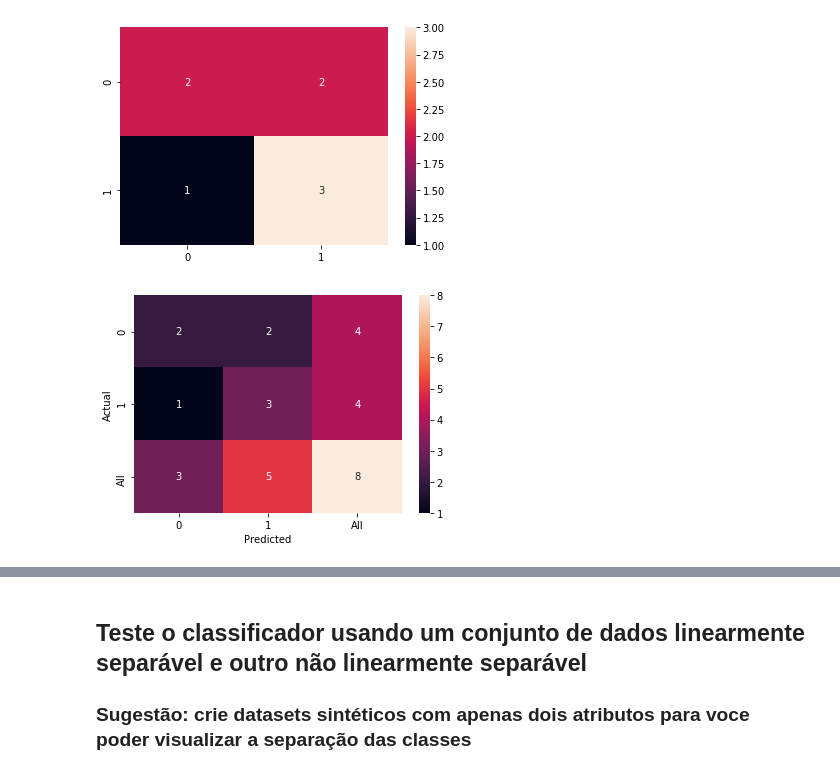
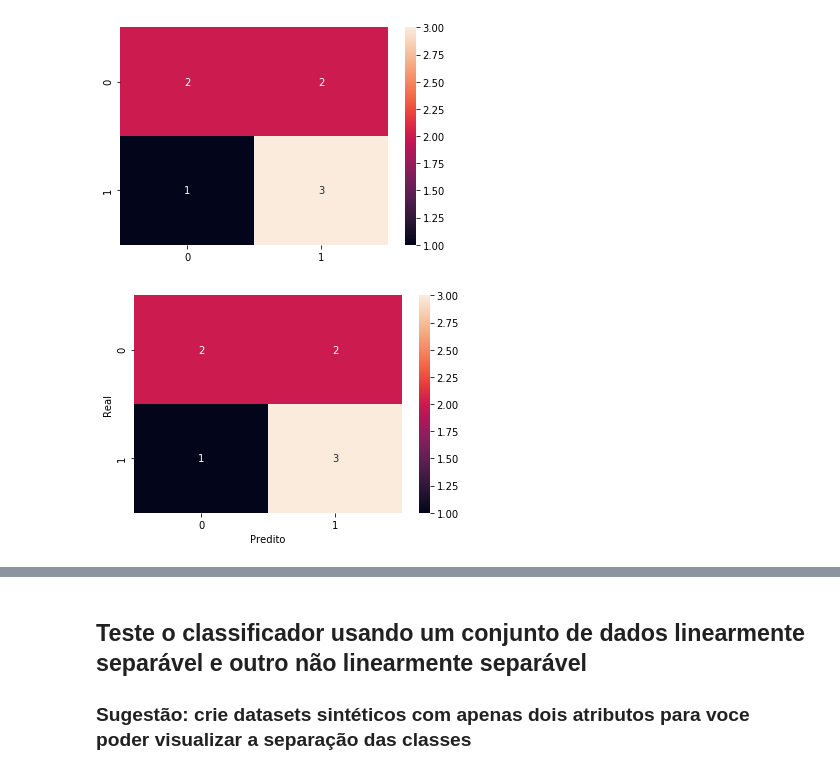
Before and after one commit to Natan10/mineracao-dados-ufc, a Jupyter notebook: trabalho 2/Trabalho 2 - Implementacao Perceptron.ipynb, the cells around one changed output, grey strips where cells are left out. Drawn from its saved outputs; the diff is of its cells as text; code cells hidden in the pictures.

```diff
--- a/trabalho 2/Trabalho 2 - Implementacao Perceptron.ipynb
+++ b/trabalho 2/Trabalho 2 - Implementacao Perceptron.ipynb
@@ -121,18 +120,17 @@ def accuracy(x, y, confusion = False):
             acc += 1 if(i==j) else 0
         return round(float(acc/real.size),2)
 # %%
-x = np.array([1,1,1,0,0,1,0,1])
-y = np.array([1,1,1,0,0,0,1,0])
-acc, teste = accuracy(x,y,confusion = True)
-teste
-sn.heatmap(teste,annot=True)
+pred = np.array([1,1,1,0,0,1,0,1]) # valores preditos
+real = np.array([1,1,1,0,0,0,1,0]) # valores reais
+acc, ConfMatrix = accuracy(pred, real, confusion = True)
+sn.heatmap(ConfMatrix,annot=True)
 plt.show()
 # %% [output]
 [figure]
 # %%
-teste = pd.crosstab(y, x, dropna=False, rownames=['Actual'], colnames=['Predicted'], margins = True)
-teste
-sn.heatmap(teste,annot=True)
+CrossTab = pd.crosstab(real, pred, dropna=False, rownames=['Real'], colnames=['Predito'], margins = False)
+#Matriz de Confusão utilizando CrossTab, para indicar quais os valores Reais e quais os Preditos
+sn.heatmap(CrossTab,annot=True)
 plt.show()
 # %% [output]
-[figure, old version]
+[figure, new version]
```
Also changed, not shown: parts of 35 cells of this notebook, 1 other file.
